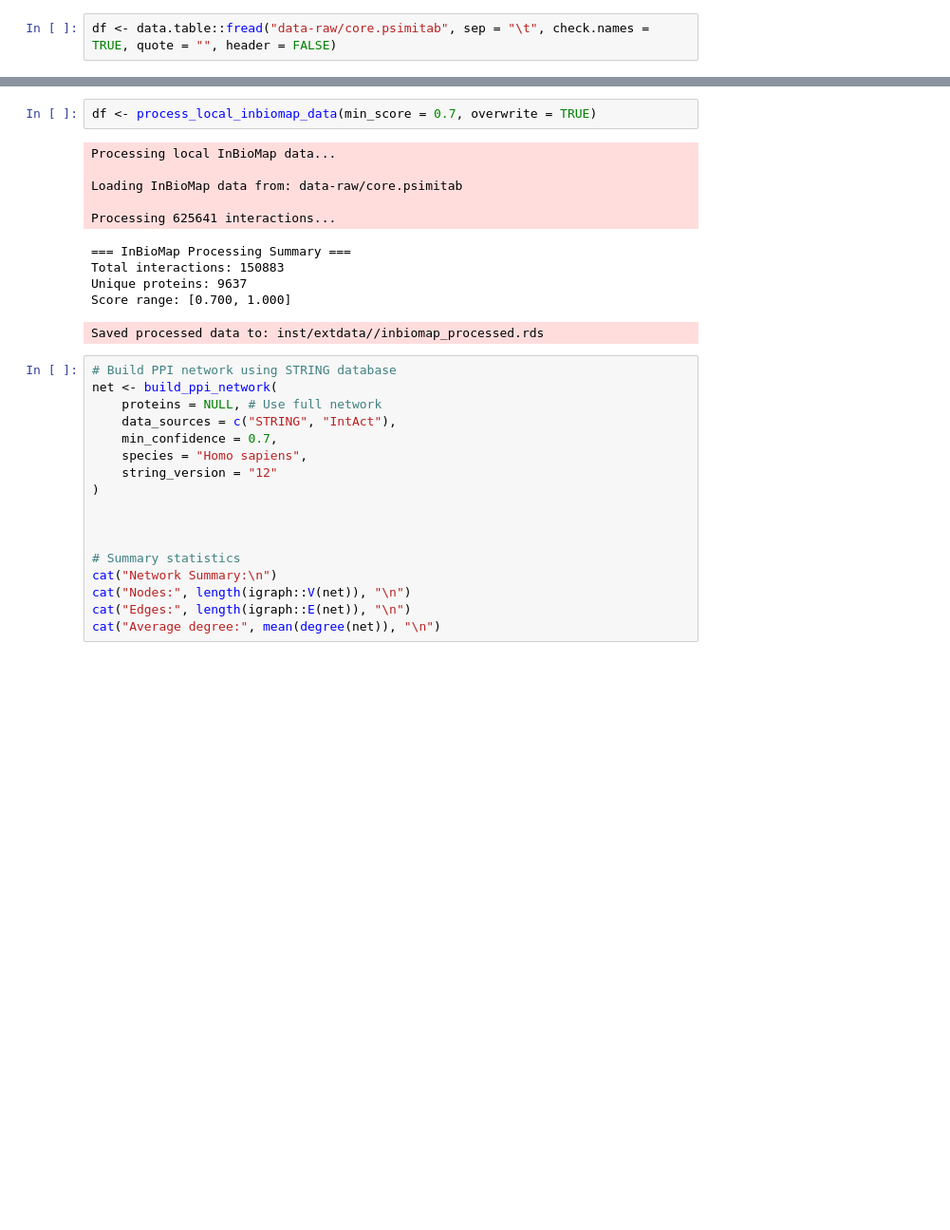
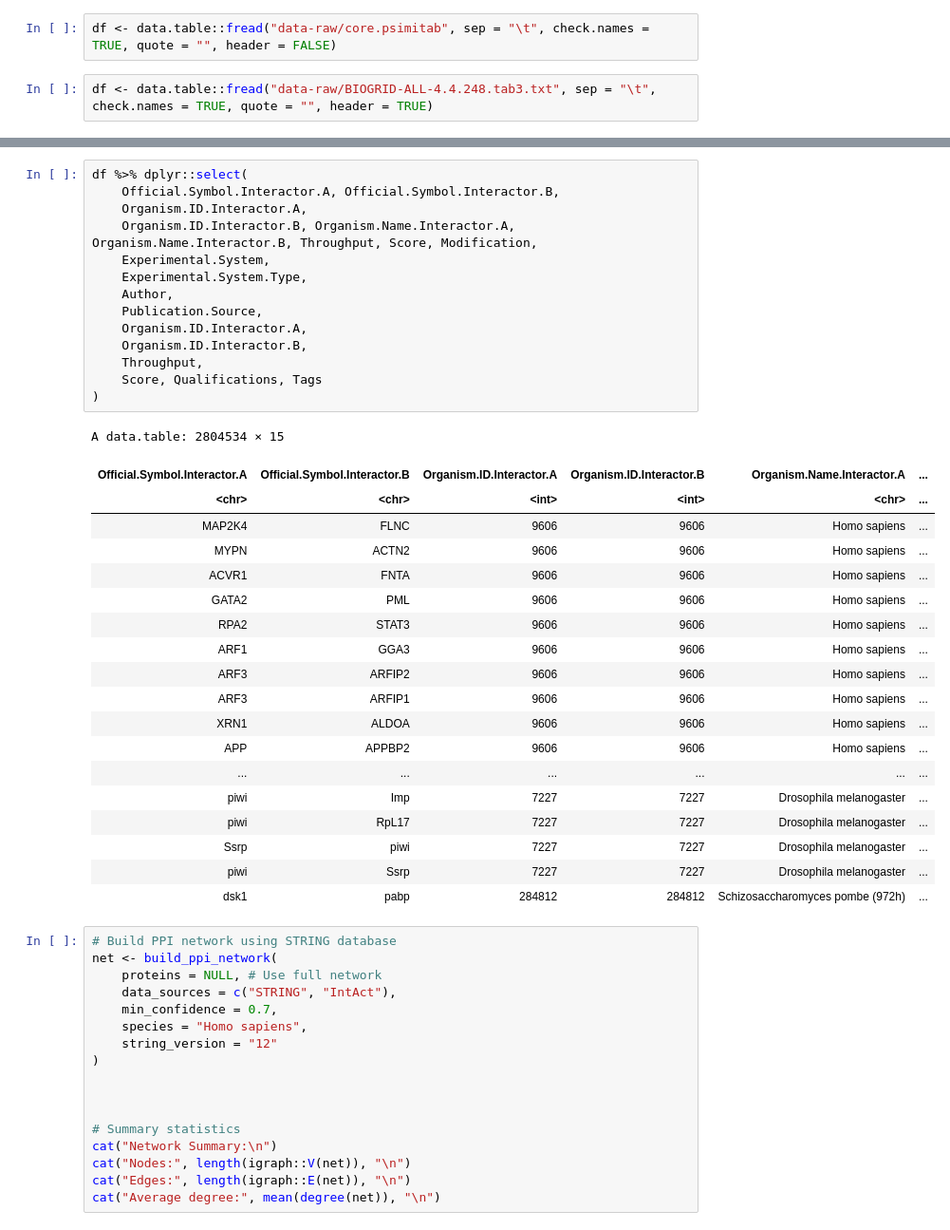
Before and after one commit to loganylchen/MPAGE, a Jupyter notebook: testing.ipynb, the cells around one changed output, grey strips where cells are left out. Shown at 95% size. Cells and saved outputs as stored; diff of their text form; blank space fills up the shorter version.

```diff
--- a/testing.ipynb
+++ b/testing.ipynb
@@ -12,3 +12,5 @@ Warning message:
 • save_rna_mod_proteins”
 # %%
 df <- data.table::fread("data-raw/core.psimitab", sep = "\t", check.names = TRUE, quote = "", header = FALSE)
+# %%
+df <- data.table::fread("data-raw/BIOGRID-ALL-4.4.248.tab3.txt", sep = "\t", check.names = TRUE, quote = "", header = TRUE)
@@ -15,16 +79,37 @@ df <- data.table::fread("data-raw/core.psimitab", sep = "\t", check.names = TRUE
 # %%
-df <- process_local_inbiomap_data(min_score = 0.7, overwrite = TRUE)
+df %>% dplyr::select(
+    Official.Symbol.Interactor.A, Official.Symbol.Interactor.B,
+    Organism.ID.Interactor.A,
+    Organism.ID.Interactor.B, Organism.Name.Interactor.A, Organism.Name.Interactor.B, Throughput, Score, Modification,
+    Experimental.System,
+    Experimental.System.Type,
+    Author,
+    Publication.Source,
+    Organism.ID.Interactor.A,
+    Organism.ID.Interactor.B,
+    Throughput,
+    Score, Qualifications, Tags
+)
 # %% [output]
-Processing local InBioMap data...
-
-Loading InBioMap data from: data-raw/core.psimitab
-
-Processing 625641 interactions...
+A data.table: 2804534 × 15
-=== InBioMap Processing Summary ===
-Total interactions: 150883
-Unique proteins: 9637
-Score range: [0.700, 1.000]
-Saved processed data to: inst/extdata//inbiomap_processed.rds
+| Official.Symbol.Interactor.A | Official.Symbol.Interactor.B | Organism.ID.Interactor.A | Organism.ID.Interactor.B | Organism.Name.Interactor.A | ... |
+| <chr> | <chr> | <int> | <int> | <chr> | ... |
+| MAP2K4 | FLNC | 9606 | 9606 | Homo sapiens | ... |
+| MYPN | ACTN2 | 9606 | 9606 | Homo sapiens | ... |
+| ACVR1 | FNTA | 9606 | 9606 | Homo sapiens | ... |
+| GATA2 | PML | 9606 | 9606 | Homo sapiens | ... |
+| RPA2 | STAT3 | 9606 | 9606 | Homo sapiens | ... |
+| ARF1 | GGA3 | 9606 | 9606 | Homo sapiens | ... |
+| ARF3 | ARFIP2 | 9606 | 9606 | Homo sapiens | ... |
+| ARF3 | ARFIP1 | 9606 | 9606 | Homo sapiens | ... |
+| XRN1 | ALDOA | 9606 | 9606 | Homo sapiens | ... |
+| APP | APPBP2 | 9606 | 9606 | Homo sapiens | ... |
+| ... | ... | ... | ... | ... | ... |
+| piwi | Imp | 7227 | 7227 | Drosophila melanogaster | ... |
+| piwi | RpL17 | 7227 | 7227 | Drosophila melanogaster | ... |
+| Ssrp | piwi | 7227 | 7227 | Drosophila melanogaster | ... |
+| piwi | Ssrp | 7227 | 7227 | Drosophila melanogaster | ... |
+| dsk1 | pabp | 284812 | 284812 | Schizosaccharomyces pombe (972h) | ... |
 # %%
 # Build PPI network using STRING database
 net <- build_ppi_network(
```
Also changed, not shown: parts of 3 cells of this notebook, 1 other file.
